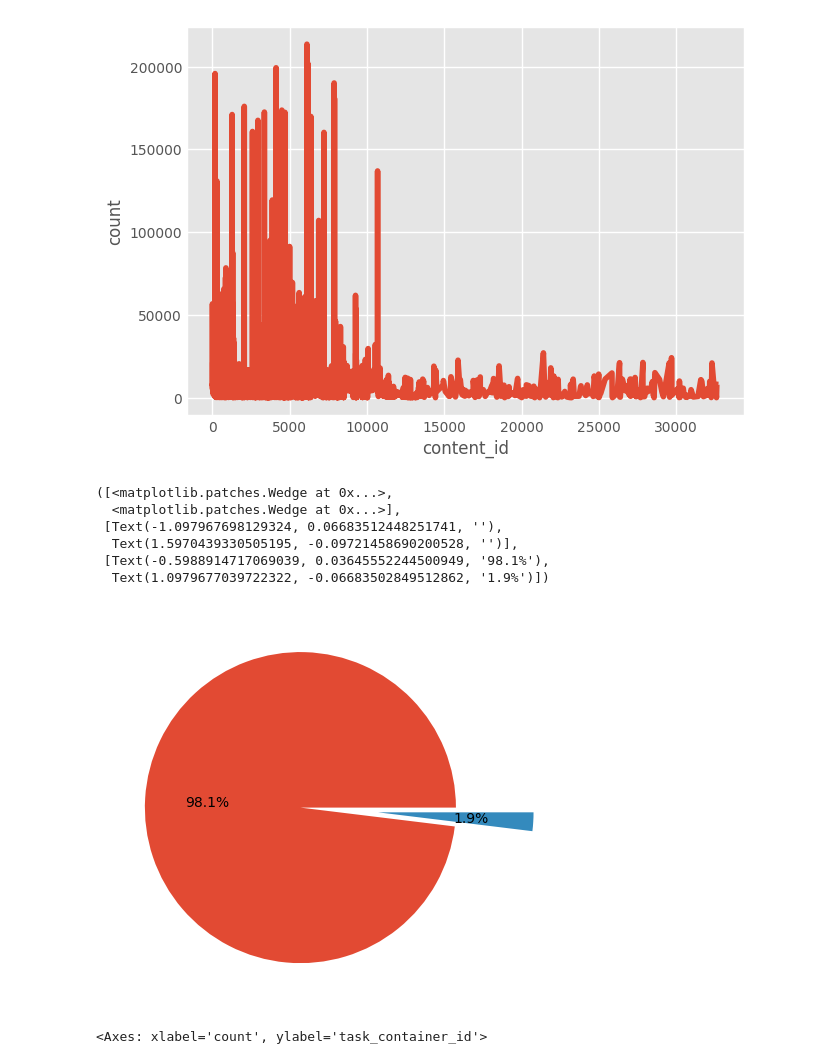
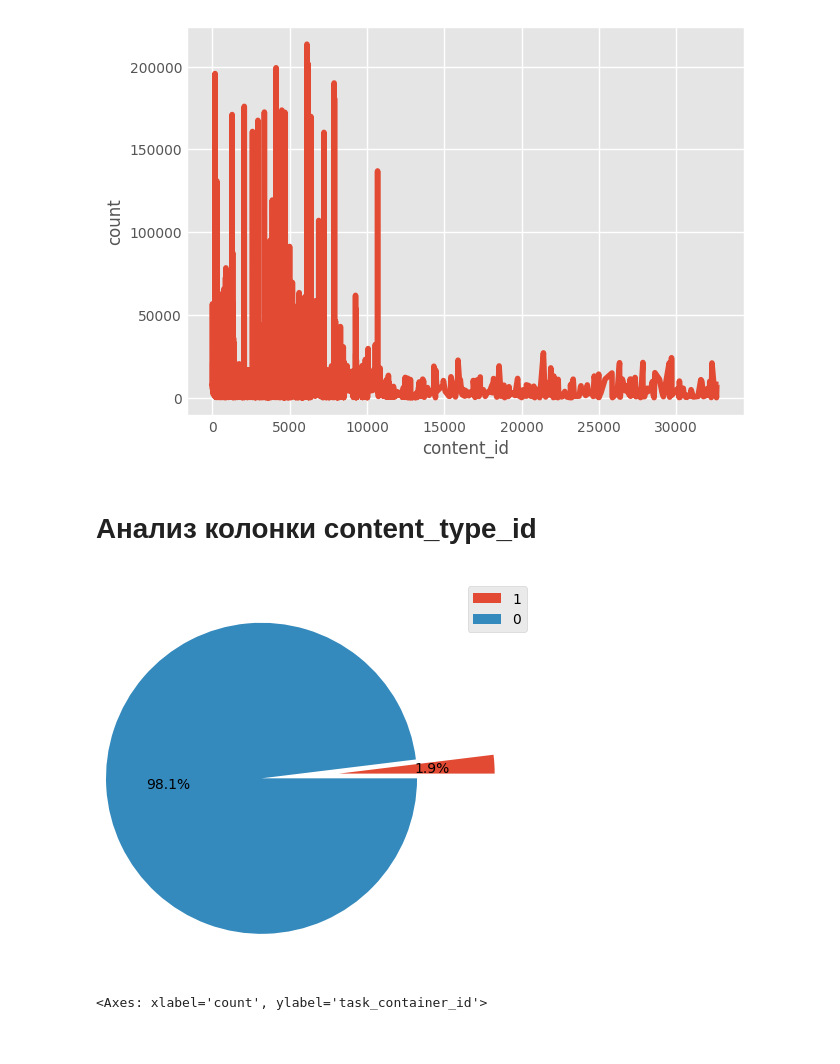
Before and after one commit to zinkin-s/MFTI_DS_Python_HW_3, a Jupyter notebook: notebook.ipynb, the cells around one changed output. Saved outputs shown, nothing was run; the diff lists cells and outputs as text; code cells hidden in the pictures.

Commit message:
Added content_type_id comment

```diff
--- a/notebook.ipynb
+++ b/notebook.ipynb
@@ -257,24 +257,27 @@ sns.lineplot(data=ds, x='content_id', y='count')
 plt.show()
 # %% [output]
 [figure]
+# %% [markdown]
+# Анализ колонки content_type_id
 # %%
+# Анализ распределения по типам контента
+
 ds = lf.select('content_type_id').collect(streaming=True).to_series().value_counts()
 num_rows = len(lf.select('content_type_id').collect())
 ds = ds.with_columns(
     pl.col('count') / num_rows
 )
 x = ds.select('count').to_series()
+legend = ds.select('content_type_id').to_series()
 explode = [0, 0.5]
 
+# Построение pie chart. В легенде 0 - тест, 1 - лекция
+
 plt.pie(x, autopct='%1.1f%%', explode=explode)
+plt.legend(legend)
+plt.show()
 # %% [output]
-([<matplotlib.patches.Wedge at 0x...>,
-  <matplotlib.patches.Wedge at 0x...>],
- [Text(-1.097967698129324, 0.06683512448251741, ''),
-  Text(1.5970439330505195, -0.09721458690200528, '')],
- [Text(-0.5988914717069039, 0.03645552244500949, '98.1%'),
-  Text(1.0979677039722322, -0.06683502849512862, '1.9%')])
-[figure, old version]
+[figure, new version]
 # %%
 ds = lf.select('task_container_id').collect(streaming=True).to_series().value_counts().sort(by='count', descending=True)
 ds = ds[:30]
```
